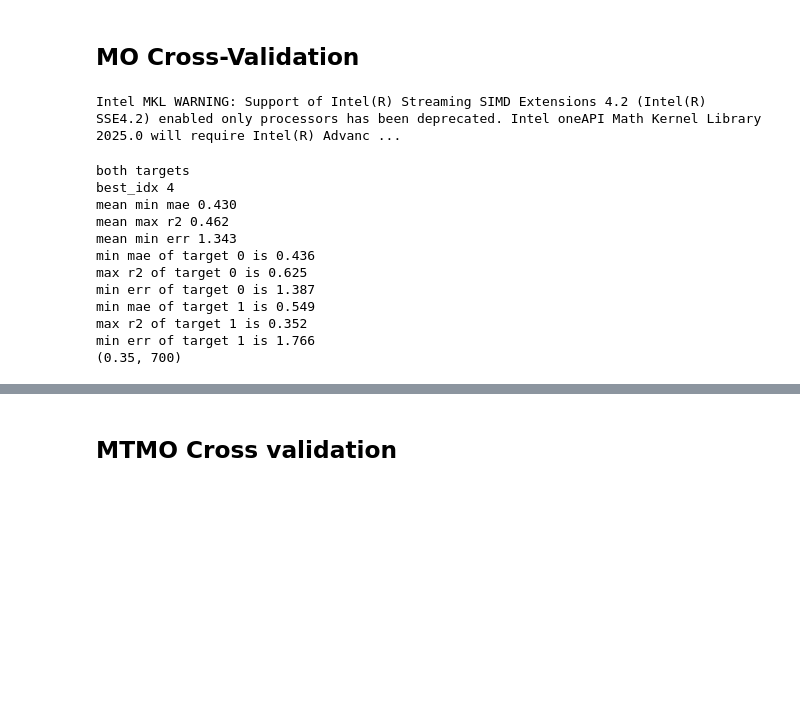
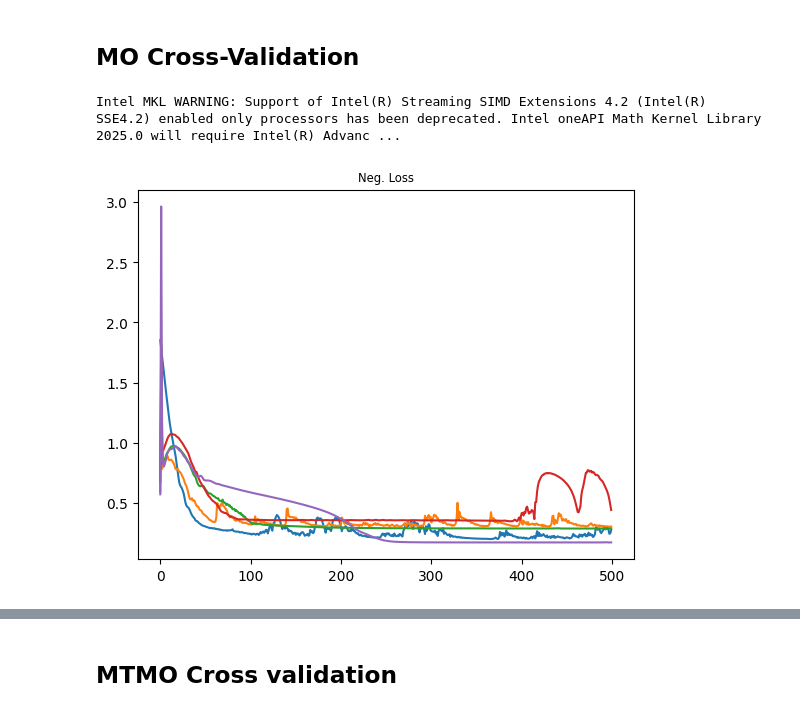
Before and after one commit to cylilian/merck_projects, a Jupyter notebook: bfo-code/streamline/v2-streamline-simpleGP-gpytorch-harpoon-doe.ipynb, the cells around one changed output, grey strips where cells are left out. Drawn from its saved outputs; the diff is of its cells as text; code cells hidden in the pictures; blank space fills up the shorter version.

```diff
--- a/bfo-code/streamline/v2-streamline-simpleGP-gpytorch-harpoon-doe.ipynb
+++ b/bfo-code/streamline/v2-streamline-simpleGP-gpytorch-harpoon-doe.ipynb
@@ -62,0 +82,42 @@ ohe
+# %%
+import numpy as np
+
+def correlation_to_covariance(corr_matrix, std_devs):
+    """
+    Convert a correlation matrix to a covariance matrix.
+
+    Parameters:
+        corr_matrix (np.ndarray): Square correlation matrix (n x n).
+        std_devs (np.ndarray): 1D array of standard deviations (length n).
+
+    Returns:
+        np.ndarray: Covariance matrix (n x n).
+    """
+    # Validate inputs
+    corr_matrix = np.array(corr_matrix, dtype=float)
+    std_devs = np.array(std_devs, dtype=float)
+
+    if corr_matrix.shape[0] != corr_matrix.shape[1]:
+        raise ValueError("Correlation matrix must be square.")
+    if corr_matrix.shape[0] != std_devs.shape[0]:
+        raise ValueError("Length of std_devs must match matrix size.")
+    if not np.allclose(corr_matrix, corr_matrix.T, atol=1e-8):
+        raise ValueError("Correlation matrix must be symmetric.")
+    if np.any(np.diag(corr_matrix) != 1):
+        raise ValueError("Diagonal elements of correlation matrix must be 1.")
+
+    # Create diagonal matrix of standard deviations
+    D = np.diag(std_devs)
+
+    # Covariance = D * Corr * D
+    cov_matrix = D @ corr_matrix @ D
+    return cov_matrix
+
+
+# Example usage
+corr = df_y_corr.values
+std_devs = df_y.std().to_list()
+
+cov = correlation_to_covariance(corr, std_devs)
+cov = torch.nn.Parameter(torch.Tensor(cov))
+print("Covariance Matrix:\n", cov)
@@ -134,11 +213,13 @@ AVG_STD            0.540            0.924            1.549
 # %% [markdown]
 ## MO Cross-Validation
 # %%
-mo_cv_trainer = CV_Trainer(cfg,ls_X_train,ls_X_test,ls_y_train,ls_y_test,obj_y_scaler)
+mo_cv_trainer = CV_Trainer(cfg,ls_X_train,ls_X_test,ls_y_train,ls_y_test,obj_y_scaler,cov)
 combs,ls_model_from_combs,ls_arr_cv_mae,ls_arr_cv_r2,ls_arr_cv_err,mean_arr_cv_mae,mean_arr_cv_r2,mean_arr_cv_err = mo_cv_trainer.set_up_cv_model()
 # %% [output]
 Intel MKL WARNING: Support of Intel(R) Streaming SIMD Extensions 4.2 (Intel(R) SSE4.2) enabled only processors has been deprecated. Intel oneAPI Math Kernel Library 2025.0 will require Intel(R) Advanc ...
+[figure, added]
 # %%
+"""
 print('both targets')
 best_idx = np.argmin(mean_arr_cv_mae[1,:])
 
@@ -161,16 +242,4 @@ for j in range(cfg.DATA.NUM_OUTPUTS):
 #print('min err target 1',arr_cv_err_1[1,best_idx])
 
 print(combs[best_idx])
+"""
-# %% [output]
-both targets
-best_idx 4
-mean min mae 0.430
-mean max r2 0.462
-mean min err 1.343
-min mae of target 0 is 0.436
-max r2 of target 0 is 0.625
-min err of target 0 is 1.387
-min mae of target 1 is 0.549
-max r2 of target 1 is 0.352
-min err of target 1 is 1.766
-(0.35, 700)
```
Also changed, not shown: parts of 10 cells of this notebook.
